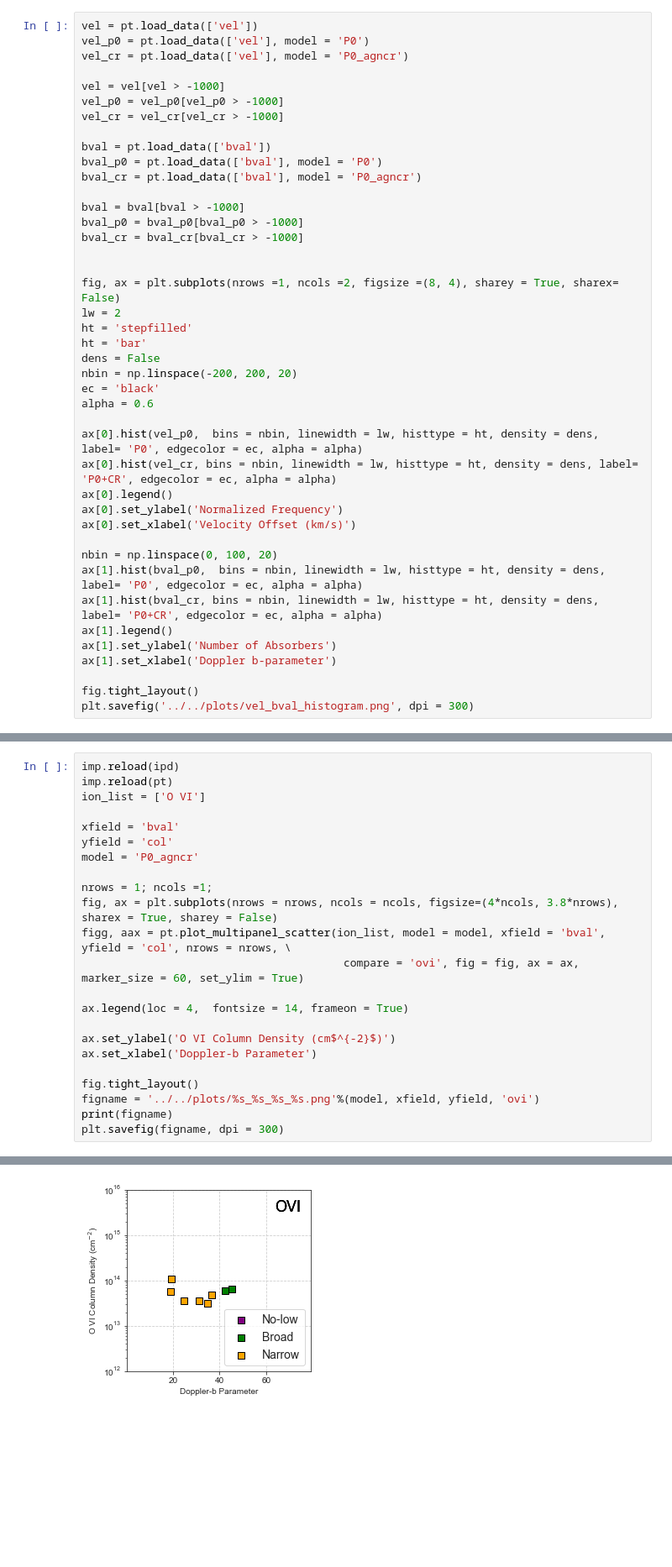
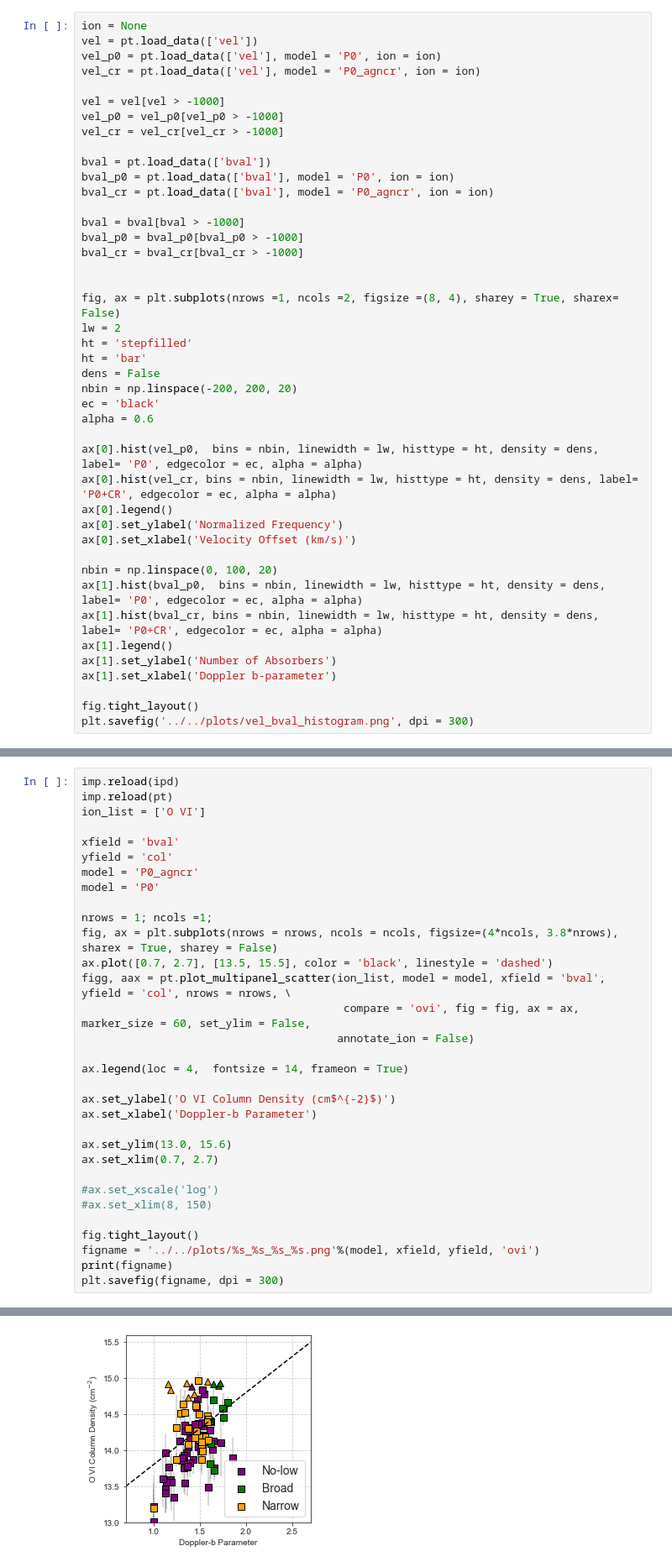
Before and after one commit to ibutsky/synthetic_spectra, a Jupyter notebook: scripts/plotting/plots.ipynb, the cells around one changed output, grey strips where cells are left out. Shown: that part at 84% size. Cells and saved outputs as stored; diff of their text form; blank space fills up the shorter version.

```diff
--- a/scripts/plotting/plots.ipynb
+++ b/scripts/plotting/plots.ipynb
@@ -25,17 +25,18 @@ sns.set_style("ticks",{'axes.grid': True, "ytick.major.size": 0.1,
                 'grid.linestyle': '--'
             })
 # %%
+ion = None
 vel = pt.load_data(['vel'])
-vel_p0 = pt.load_data(['vel'], model = 'P0')
-vel_cr = pt.load_data(['vel'], model = 'P0_agncr')
+vel_p0 = pt.load_data(['vel'], model = 'P0', ion = ion)
+vel_cr = pt.load_data(['vel'], model = 'P0_agncr', ion = ion)
 
 vel = vel[vel > -1000]
 vel_p0 = vel_p0[vel_p0 > -1000]
 vel_cr = vel_cr[vel_cr > -1000]
 
 bval = pt.load_data(['bval'])
-bval_p0 = pt.load_data(['bval'], model = 'P0')
-bval_cr = pt.load_data(['bval'], model = 'P0_agncr')
+bval_p0 = pt.load_data(['bval'], model = 'P0', ion = ion)
+bval_cr = pt.load_data(['bval'], model = 'P0_agncr', ion = ion)
 
 bval = bval[bval > -1000]
 bval_p0 = bval_p0[bval_p0 > -1000]
@@ -98,17 +99,26 @@ ion_list = ['O VI']
 xfield = 'bval'
 yfield = 'col'
 model = 'P0_agncr'
+model = 'P0'
 
 nrows = 1; ncols =1;
 fig, ax = plt.subplots(nrows = nrows, ncols = ncols, figsize=(4*ncols, 3.8*nrows), sharex = True, sharey = False)
+ax.plot([0.7, 2.7], [13.5, 15.5], color = 'black', linestyle = 'dashed')
 figg, aax = pt.plot_multipanel_scatter(ion_list, model = model, xfield = 'bval', yfield = 'col', nrows = nrows, \
-                                        compare = 'ovi', fig = fig, ax = ax, marker_size = 60, set_ylim = True)
+                                        compare = 'ovi', fig = fig, ax = ax, marker_size = 60, set_ylim = False,
+                                       annotate_ion = False)
 
 ax.legend(loc = 4,  fontsize = 14, frameon = True)
 
 ax.set_ylabel('O VI Column Density (cm$^{-2}$)')
 ax.set_xlabel('Doppler-b Parameter')
 
+ax.set_ylim(13.0, 15.6)
+ax.set_xlim(0.7, 2.7)
+
+#ax.set_xscale('log')
+#ax.set_xlim(8, 150)
+
 fig.tight_layout()
 figname = '../../plots/%s_%s_%s_%s.png'%(model, xfield, yfield, 'ovi')
 print(figname)
@@ -118,4 +128,4 @@ plt.savefig(figname, dpi = 300)
-[figure, old version]
+[figure, new version]
 # %%
 imp.reload(ipd)
 imp.reload(pt)
```
Also changed, not shown: parts of 4 cells of this notebook, 9 other files.
